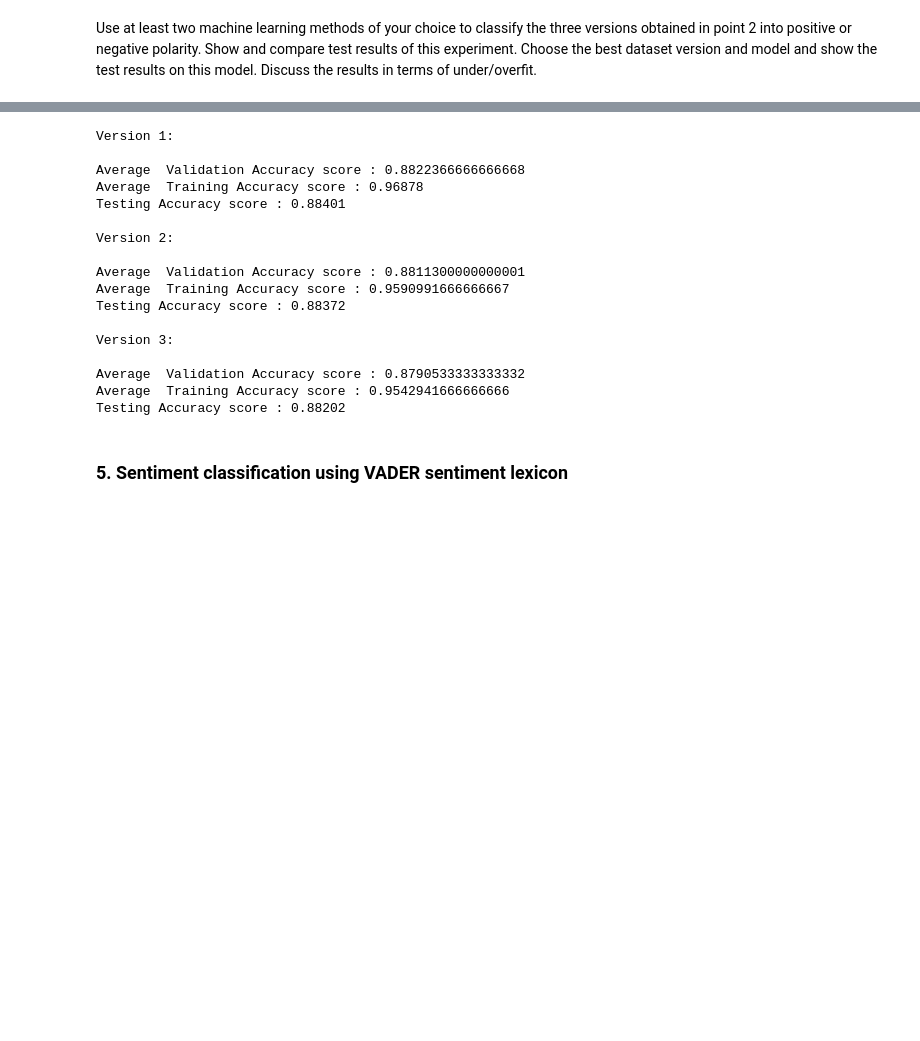
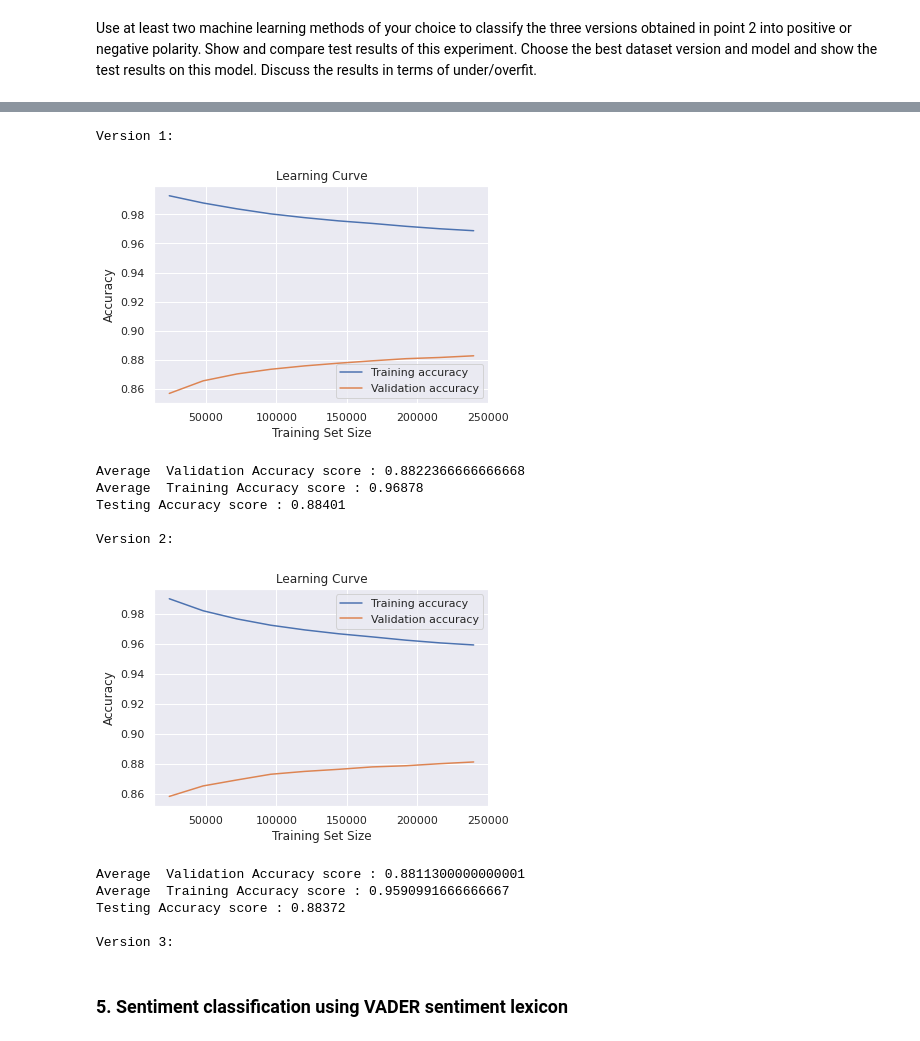
Before and after one commit to Anomaly1702/NLP_Basics, a Jupyter notebook: a1812913_Anubhav_assign1.ipynb, the cells around one changed output, grey strips where cells are left out. Cells and saved outputs as stored; diff of their text form; code cells hidden in the pictures; blank space fills up the shorter version.

```diff
--- a/a1812913_Anubhav_assign1.ipynb
+++ b/a1812913_Anubhav_assign1.ipynb
@@ -367,38 +377,43 @@ Testing Accuracy score : 0.84507
 # %%
 from sklearn.linear_model import LogisticRegression
 clf = LogisticRegression(solver='liblinear', random_state=0)
 print("\nVersion 1:\n")
 V1 = train_test_accuracies(clf,sen_train_version1,train_labels,sen_test_version1,test_labels,True)
 print(f"Average  Validation Accuracy score : {V1[1]}")
 print(f"Average  Training Accuracy score : {V1[0]}")
 print(f"Testing Accuracy score : {V1[2]}")
 
 print("\nVersion 2:\n")
 V2 = train_test_accuracies(clf,sen_train_version2,train_labels,sen_test_version2,test_labels)
 print(f"Average  Validation Accuracy score : {V2[1]}")
 print(f"Average  Training Accuracy score : {V2[0]}")
 print(f"Testing Accuracy score : {V2[2]}")
 
 print("\nVersion 3:\n")
 V3 = train_test_accuracies(clf,sen_train_version3,train_labels,sen_test_version3,test_labels)
 print(f"Average  Validation Accuracy score : {V3[1]}")
 print(f"Average  Training Accuracy score : {V3[0]}")
 print(f"Testing Accuracy score : {V3[2]}")
+
+All_train_acc =[V1[0],V2[0],V3[0]]
+All_Val_acc =[V1[1],V2[1],V3[1]]
+All_test_acc =[V1[2],V2[2],V3[2]]
+row_labels = ["Version 1","Version 2","Version 3"]
+
+print("Classification results using LogisticRegression ")
+LogisticRegression_df = pd.DataFrame(list(zip(row_labels,All_train_acc,All_Val_acc,All_test_acc)),columns = ["","Training","Validation","Testing"])
+LogisticRegression_df
 # %% [output]
 Version 1:
-
-Average  Validation Accuracy score : 0.8822366666666668
-Average  Training Accuracy score : 0.96878
-Testing Accuracy score : 0.88401
-
-Version 2:
-
-Average  Validation Accuracy score : 0.8811300000000001
-Average  Training Accuracy score : 0.9590991666666667
-Testing Accuracy score : 0.88372
-
-Version 3:
-
-Average  Validation Accuracy score : 0.8790533333333332
-Average  Training Accuracy score : 0.9542941666666666
-Testing Accuracy score : 0.88202
+[figure, added]
+Average  Validation Accuracy score : 0.8822366666666668
+Average  Training Accuracy score : 0.96878
+Testing Accuracy score : 0.88401
+
+Version 2:
+[figure, added]
+Average  Validation Accuracy score : 0.8811300000000001
+Average  Training Accuracy score : 0.9590991666666667
+Testing Accuracy score : 0.88372
+
+Version 3:
```
Also changed, not shown: parts of 8 cells of this notebook.
